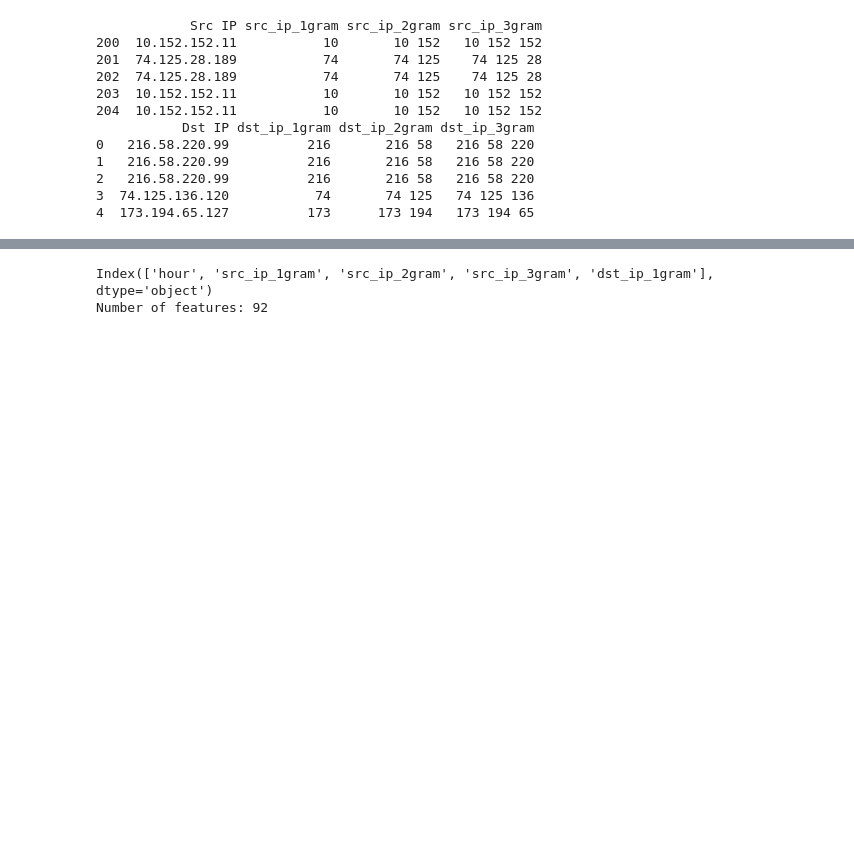
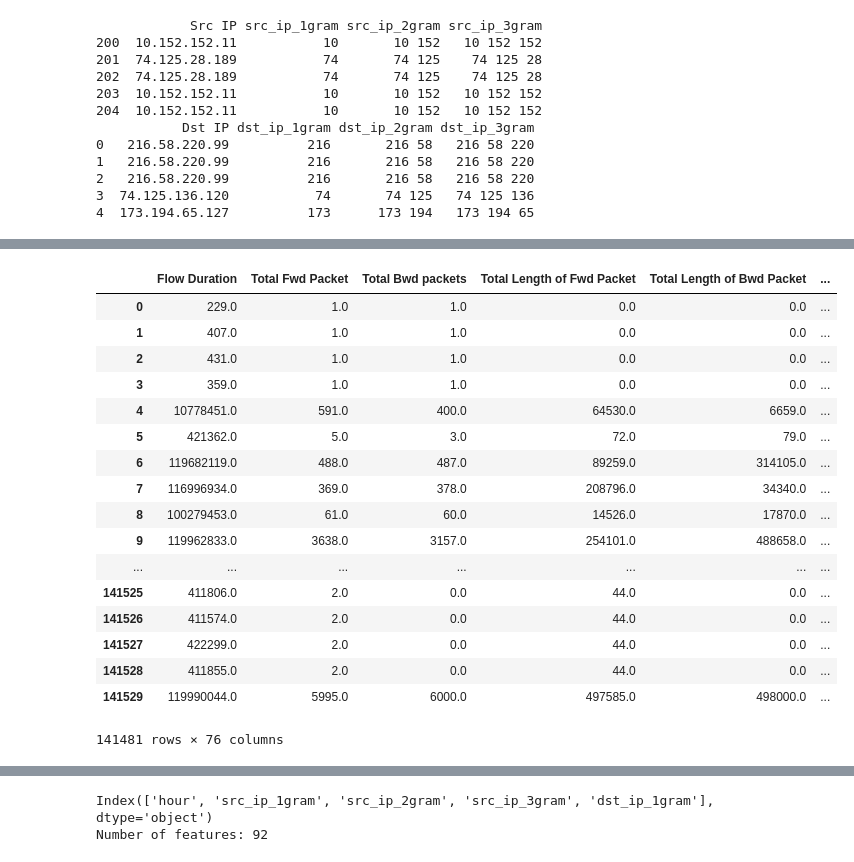
Before and after one commit to mateus558/Darknet-traffic-classification, a Jupyter notebook: Darknet.ipynb, the cells around one changed output, grey strips where cells are left out. Saved outputs shown, nothing was run; the diff lists cells and outputs as text; code cells hidden in the pictures; blank space fills up the shorter version.

```diff
--- a/Darknet.ipynb
+++ b/Darknet.ipynb
@@ -192,0 +259,5 @@ del samples['Dst IP']
+# %%
+new_columns = pd.get_dummies(model_samples_l1['Label'], prefix='class')
+model_samples_l1 = pd.concat([model_samples_l1, new_columns], axis=1)
+del model_samples_l1['Label']
+model_samples_l1.head()
@@ -192,0 +272,7 @@ del samples['Dst IP']
+# %%
+model_samples = model_samples.replace([np.inf, -np.inf], np.nan)
+model_samples_l1 = model_samples_l1.replace([np.inf, -np.inf], np.nan)
+# %%
+model_samples = model_samples.dropna()
+model_samples_l1 = model_samples_l1.dropna()
+len(model_samples)
@@ -192,0 +283,3 @@ del samples['Dst IP']
+# %%
+real_columns = model_samples.columns[108:-9]
+real_columns
@@ -192,0 +304,27 @@ del samples['Dst IP']
+# %%
+model_samples[real_columns] = model_samples[real_columns].astype(np.float64)
+model_samples[real_columns] = model_samples[real_columns].replace([np.inf, -np.inf], np.nan)
+model_samples[real_columns].dropna()
+
+model_samples_l1[real_columns] = model_samples_l1[real_columns].astype(np.float64)
+model_samples_l1[real_columns] = model_samples_l1[real_columns].replace([np.inf, -np.inf], np.nan)
+model_samples_l1[real_columns].dropna()
+# %% [output]
+|  | Flow Duration | Total Fwd Packet | Total Bwd packets | Total Length of Fwd Packet | Total Length of Bwd Packet | ... |
+| 0 | 229.0 | 1.0 | 1.0 | 0.0 | 0.0 | ... |
+| 1 | 407.0 | 1.0 | 1.0 | 0.0 | 0.0 | ... |
+| 2 | 431.0 | 1.0 | 1.0 | 0.0 | 0.0 | ... |
+| 3 | 359.0 | 1.0 | 1.0 | 0.0 | 0.0 | ... |
+| 4 | 10778451.0 | 591.0 | 400.0 | 64530.0 | 6659.0 | ... |
+| 5 | 421362.0 | 5.0 | 3.0 | 72.0 | 79.0 | ... |
+| 6 | 119682119.0 | 488.0 | 487.0 | 89259.0 | 314105.0 | ... |
+| 7 | 116996934.0 | 369.0 | 378.0 | 208796.0 | 34340.0 | ... |
+| 8 | 100279453.0 | 61.0 | 60.0 | 14526.0 | 17870.0 | ... |
+| 9 | 119962833.0 | 3638.0 | 3157.0 | 254101.0 | 488658.0 | ... |
+| ... | ... | ... | ... | ... | ... | ... |
+| 141525 | 411806.0 | 2.0 | 0.0 | 44.0 | 0.0 | ... |
+| 141526 | 411574.0 | 2.0 | 0.0 | 44.0 | 0.0 | ... |
+| 141527 | 422299.0 | 2.0 | 0.0 | 44.0 | 0.0 | ... |
+| 141528 | 411855.0 | 2.0 | 0.0 | 44.0 | 0.0 | ... |
+| 141529 | 119990044.0 | 5995.0 | 6000.0 | 497585.0 | 498000.0 | ... |
+141481 rows × 76 columns
```
Also changed, not shown: parts of 75 cells of this notebook, 1 other file.
